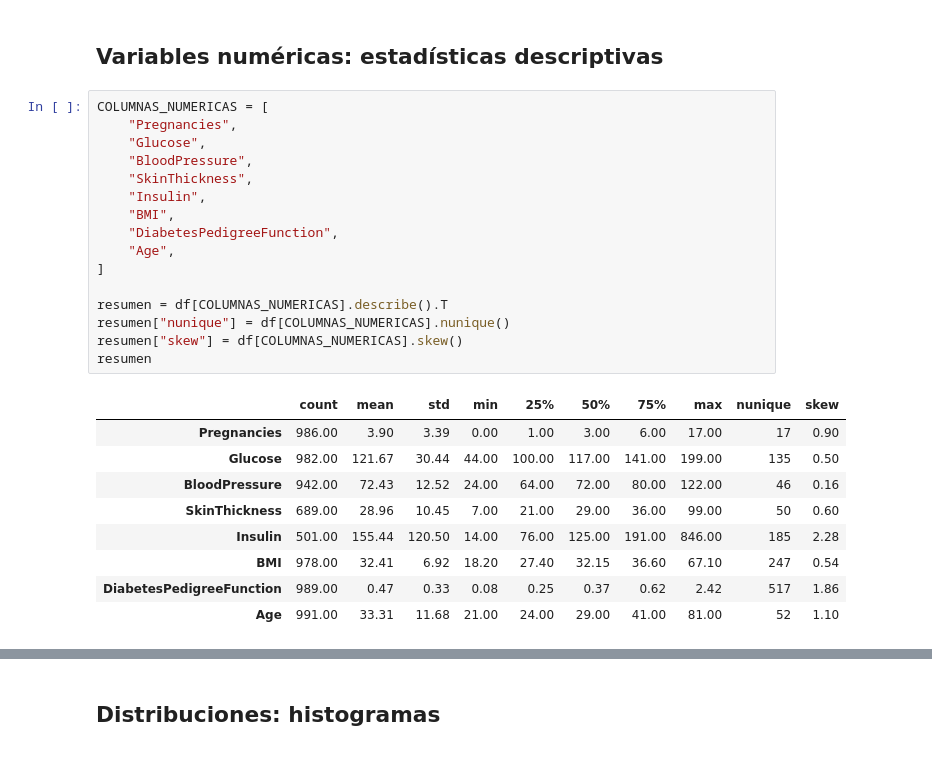
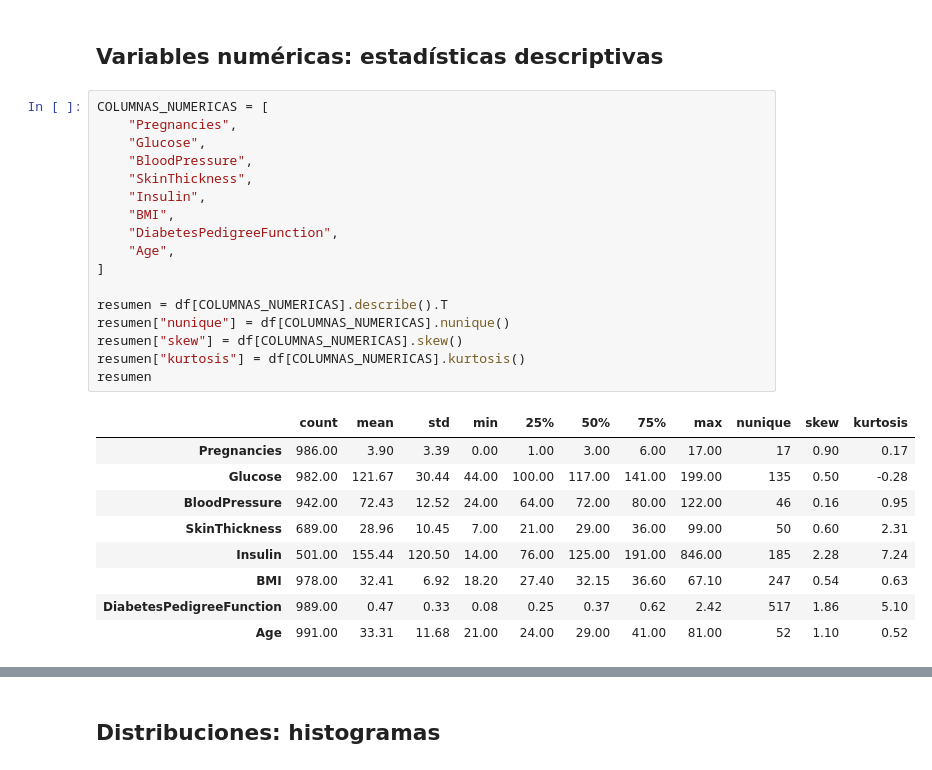
Before and after one commit to camila0210/Diabetes, a Jupyter notebook: notebooks/3-analysis/03.1-Analisis-univariable-mcaa-2026-08-17.ipynb, the cells around one changed output, grey strips where cells are left out. Cells and saved outputs as stored; diff of their text form.

Commit message:
fix: agregar kurtosis, reglas de validacion y conclusiones del EDA (issue #11)

```diff
--- a/notebooks/3-analysis/03.1-Analisis-univariable-mcaa-2026-08-17.ipynb
+++ b/notebooks/3-analysis/03.1-Analisis-univariable-mcaa-2026-08-17.ipynb
@@ -74,26 +74,27 @@ Name: proportion, dtype: Float64
 # %%
 COLUMNAS_NUMERICAS = [
     "Pregnancies",
     "Glucose",
     "BloodPressure",
     "SkinThickness",
     "Insulin",
     "BMI",
     "DiabetesPedigreeFunction",
     "Age",
 ]
 
 resumen = df[COLUMNAS_NUMERICAS].describe().T
 resumen["nunique"] = df[COLUMNAS_NUMERICAS].nunique()
 resumen["skew"] = df[COLUMNAS_NUMERICAS].skew()
+resumen["kurtosis"] = df[COLUMNAS_NUMERICAS].kurtosis()
 resumen
 # %% [output]
-|  | count | mean | std | min | 25% | 50% | 75% | max | nunique | skew |
-| Pregnancies | 986.00 | 3.90 | 3.39 | 0.00 | 1.00 | 3.00 | 6.00 | 17.00 | 17 | 0.90 |
-| Glucose | 982.00 | 121.67 | 30.44 | 44.00 | 100.00 | 117.00 | 141.00 | 199.00 | 135 | 0.50 |
-| BloodPressure | 942.00 | 72.43 | 12.52 | 24.00 | 64.00 | 72.00 | 80.00 | 122.00 | 46 | 0.16 |
-| SkinThickness | 689.00 | 28.96 | 10.45 | 7.00 | 21.00 | 29.00 | 36.00 | 99.00 | 50 | 0.60 |
-| Insulin | 501.00 | 155.44 | 120.50 | 14.00 | 76.00 | 125.00 | 191.00 | 846.00 | 185 | 2.28 |
-| BMI | 978.00 | 32.41 | 6.92 | 18.20 | 27.40 | 32.15 | 36.60 | 67.10 | 247 | 0.54 |
-| DiabetesPedigreeFunction | 989.00 | 0.47 | 0.33 | 0.08 | 0.25 | 0.37 | 0.62 | 2.42 | 517 | 1.86 |
-| Age | 991.00 | 33.31 | 11.68 | 21.00 | 24.00 | 29.00 | 41.00 | 81.00 | 52 | 1.10 |
+|  | count | mean | std | min | 25% | 50% | 75% | max | nunique | skew | kurtosis |
+| Pregnancies | 986.00 | 3.90 | 3.39 | 0.00 | 1.00 | 3.00 | 6.00 | 17.00 | 17 | 0.90 | 0.17 |
+| Glucose | 982.00 | 121.67 | 30.44 | 44.00 | 100.00 | 117.00 | 141.00 | 199.00 | 135 | 0.50 | -0.28 |
+| BloodPressure | 942.00 | 72.43 | 12.52 | 24.00 | 64.00 | 72.00 | 80.00 | 122.00 | 46 | 0.16 | 0.95 |
+| SkinThickness | 689.00 | 28.96 | 10.45 | 7.00 | 21.00 | 29.00 | 36.00 | 99.00 | 50 | 0.60 | 2.31 |
+| Insulin | 501.00 | 155.44 | 120.50 | 14.00 | 76.00 | 125.00 | 191.00 | 846.00 | 185 | 2.28 | 7.24 |
+| BMI | 978.00 | 32.41 | 6.92 | 18.20 | 27.40 | 32.15 | 36.60 | 67.10 | 247 | 0.54 | 0.63 |
+| DiabetesPedigreeFunction | 989.00 | 0.47 | 0.33 | 0.08 | 0.25 | 0.37 | 0.62 | 2.42 | 517 | 1.86 | 5.10 |
+| Age | 991.00 | 33.31 | 11.68 | 21.00 | 24.00 | 29.00 | 41.00 | 81.00 | 52 | 1.10 | 0.52 |
```
Also changed, not shown: parts of 2 cells of this notebook, 1 other file.
